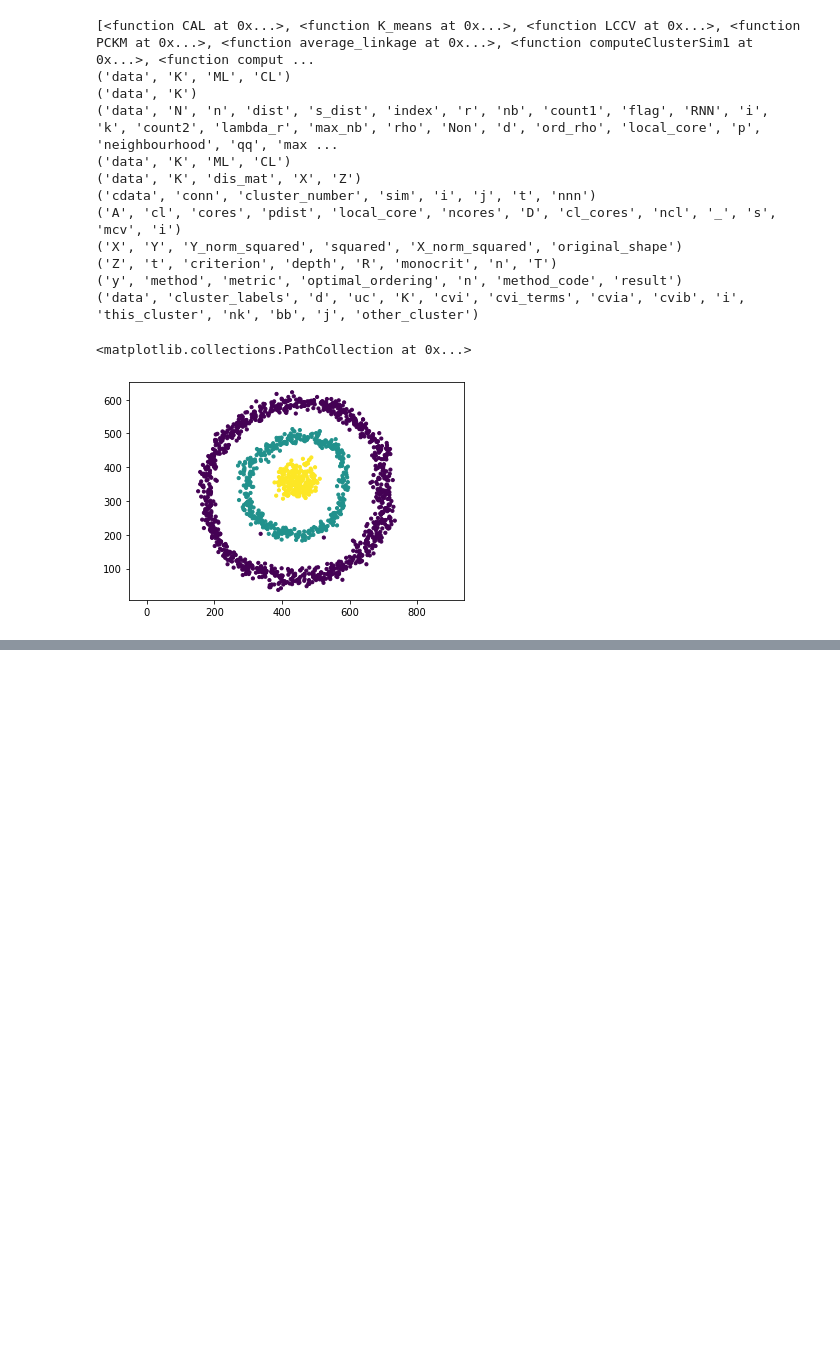
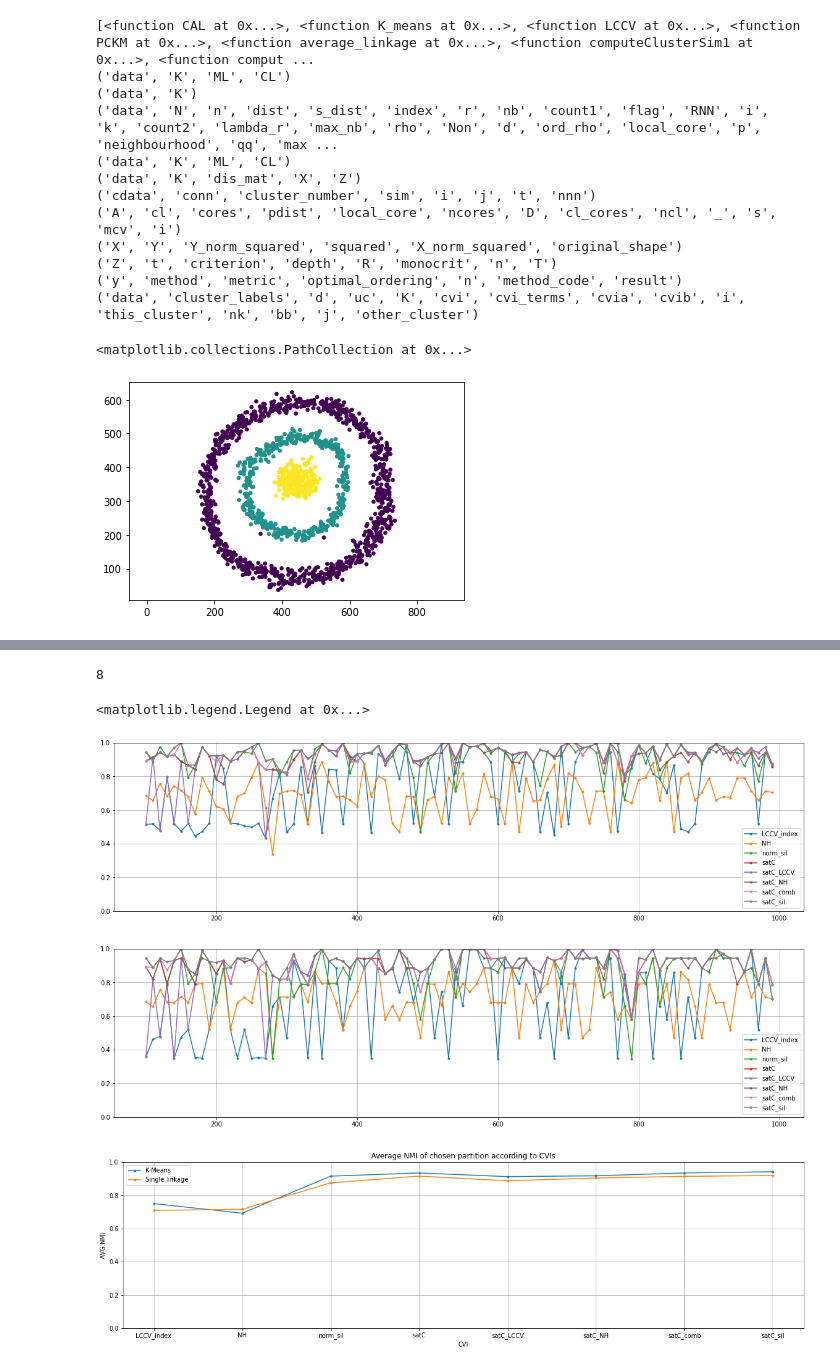
Before and after one commit to samhennessey/CVI-Experimental-Study, a Jupyter notebook: code/testing.ipynb, the cells around one changed output, grey strips where cells are left out. Drawn from its saved outputs; the diff is of its cells as text; code cells hidden in the pictures; blank space fills up the shorter version.

```diff
--- a/code/testing.ipynb
+++ b/code/testing.ipynb
@@ -568,7 +355,0 @@ print(LCCV_index_val, bestcvi)
-# %%
-for k in results.keys():
-    if 'mcv' in results[k].keys():
-        cl = results[k]['cl']
-        cvi = results[k]['mcv']
-        cvi_val = LCCV_index(data, cl)
-        print(cvi_val, cvi)
@@ -581,0 +447,35 @@ KeyboardInterrupt:
+# %%
+import matplotlib.pyplot as plt
+
+print(len(legend_vals))
+
+plt.figure(figsize=(20,5))
+for i in np.arange(kmr.shape[1]):
+    plt.ylim([0,1])
+    plt.plot(np.arange(100, 1000, 10), kmr[:,i],'.-', label=legend_vals[i])
+    plt.grid('on')
+    plt.legend()
+
+
+plt.figure(figsize=(20,5))
+for i in np.arange(kmr.shape[1]):
+    plt.ylim([0,1])
+    plt.plot(np.arange(100, 1000, 10), slr[:,i],'.-', label=legend_vals[i])
+    plt.grid('on')
+    plt.legend()
+
+plt.figure(figsize=(20,5))
+plt.title('Average NMI of chosen partition according to CVIs')
+plt.ylabel('AVG NMI')
+plt.xlabel('CVI')
+plt.ylim([0,1])
+plt.plot(legend_vals, np.mean(kmr, axis=0),'.-', label='K-Means')
+plt.plot(legend_vals, np.mean(slr, axis=0),'.-', label='Single linkage')
+plt.grid('on')
+plt.legend()
+# %% [output]
+8
+<matplotlib.legend.Legend at 0x...>
+[figure, added]
+[figure, added]
+[figure, added]
```
Also changed, not shown: parts of 5 cells of this notebook, 2 other files.
